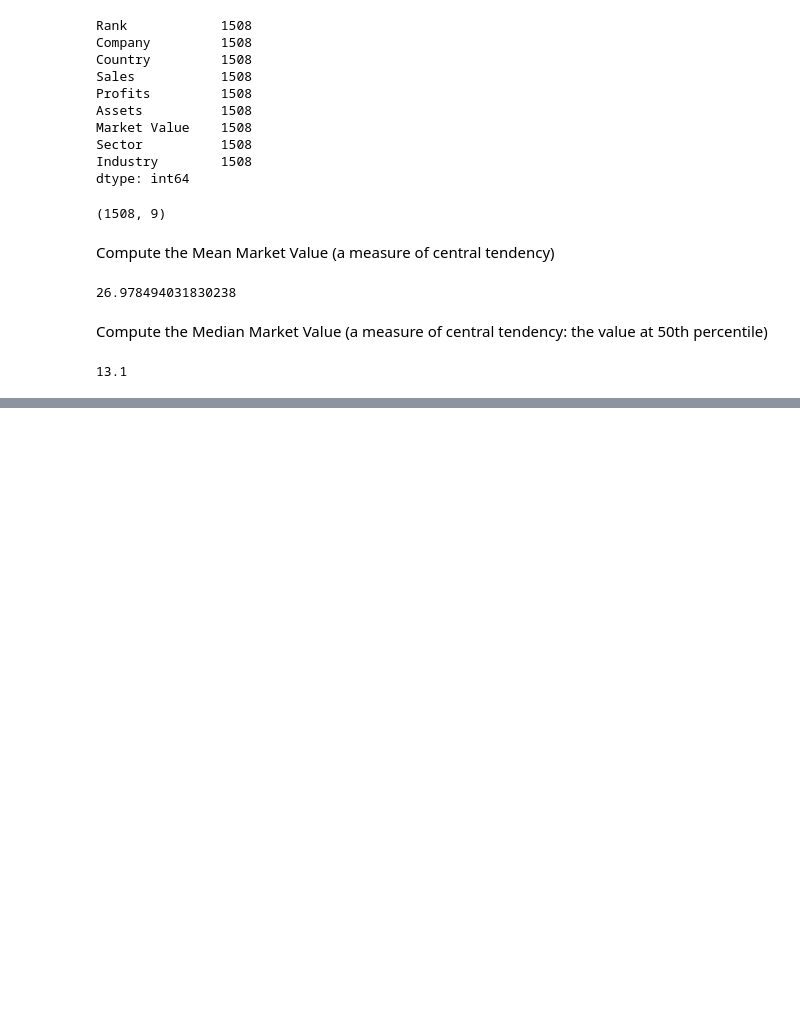
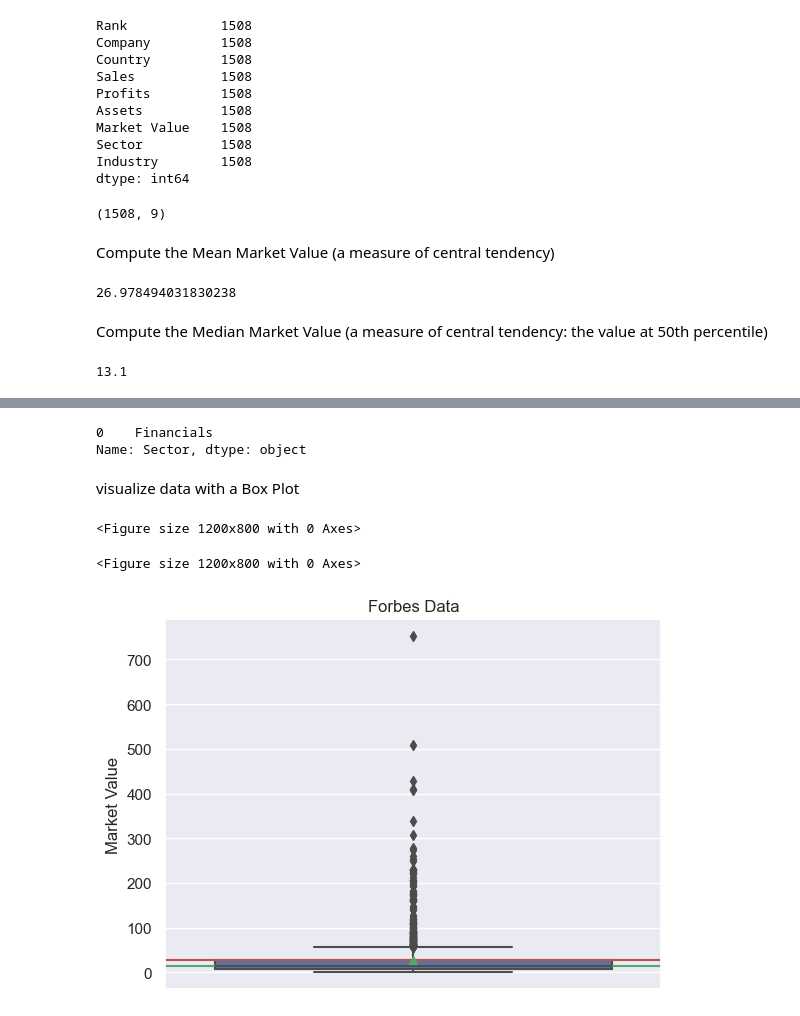
Before and after one commit to D76X/jupyter_notebooks, a Jupyter notebook: FoundationOfStatsAndProp/01.CentralTendencyAndDispersion.ipynb, the cells around one changed output, grey strips where cells are left out. Drawn from its saved outputs; the diff is of its cells as text; code cells hidden in the pictures; blank space fills up the shorter version.

```diff
--- a/FoundationOfStatsAndProp/01.CentralTendencyAndDispersion.ipynb
+++ b/FoundationOfStatsAndProp/01.CentralTendencyAndDispersion.ipynb
@@ -96,5 +96,5 @@ mean_market_value
 # %% [markdown]
 Compute the Median Market Value (a measure of central tendency: the value at 50th percentile)
 # %%
-media_market_value = forbes_data["Market Value"].median()
+median_market_value = forbes_data["Market Value"].median()
 # %%
@@ -105,0 +133,21 @@ the difference between the median and mean values indicates the impact of outlie
+# %%
+mode_sector
+# %% [output]
+0    Financials
+Name: Sector, dtype: object
+# %% [markdown]
+visualize data with a Box Plot
+# %%
+plt.figure(figsize=(12, 8))
+# %% [output]
+<Figure size 1200x800 with 0 Axes>
+<Figure size 1200x800 with 0 Axes>
+# %%
+sns.boxplot(data=forbes_data, y='Market Value', showmeans=True)
+
+plt.axhline(y=mean_market_value, color='r', linestyle='-')
+plt.axhline(y=median_market_value, color='g', linestyle='-')
+plt.title('Forbes Data')
+plt.show()
+# %% [output]
+[figure, added]
```
Also changed, not shown: parts of 10 cells of this notebook.
